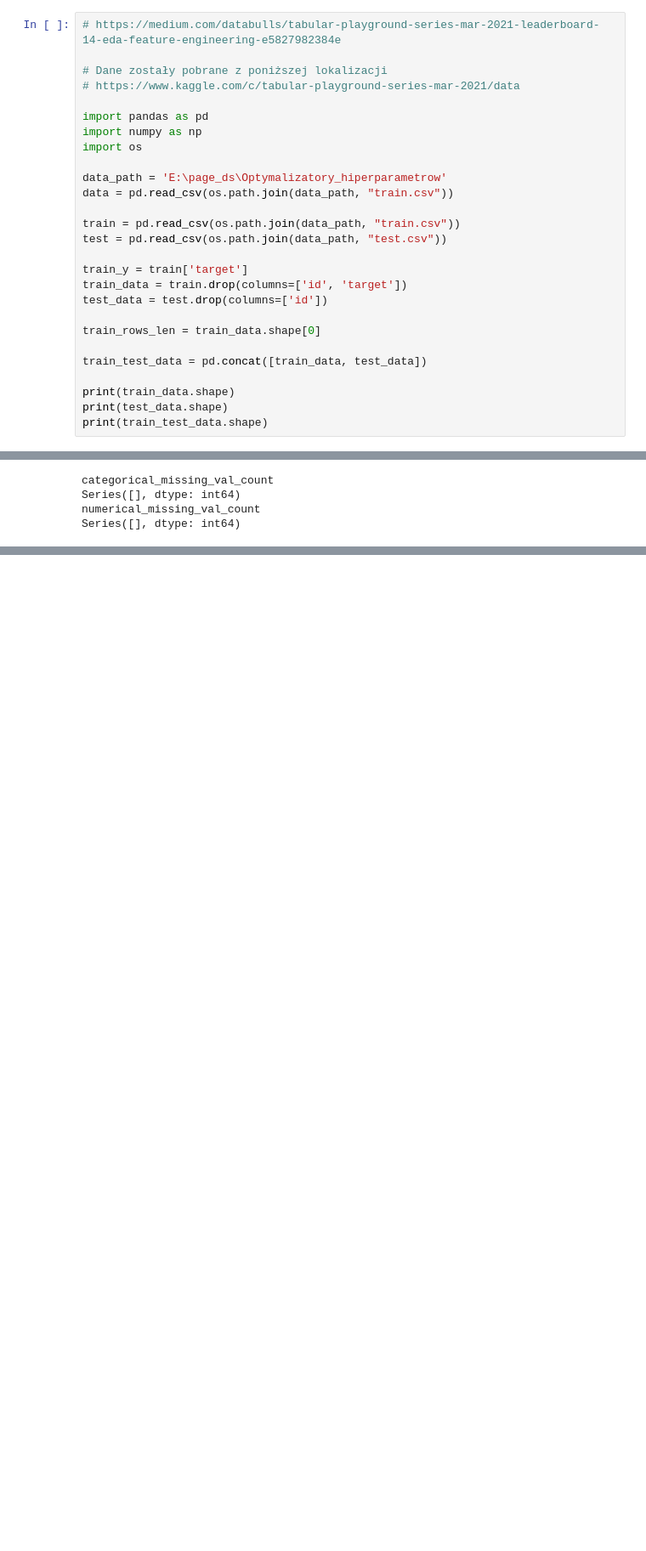
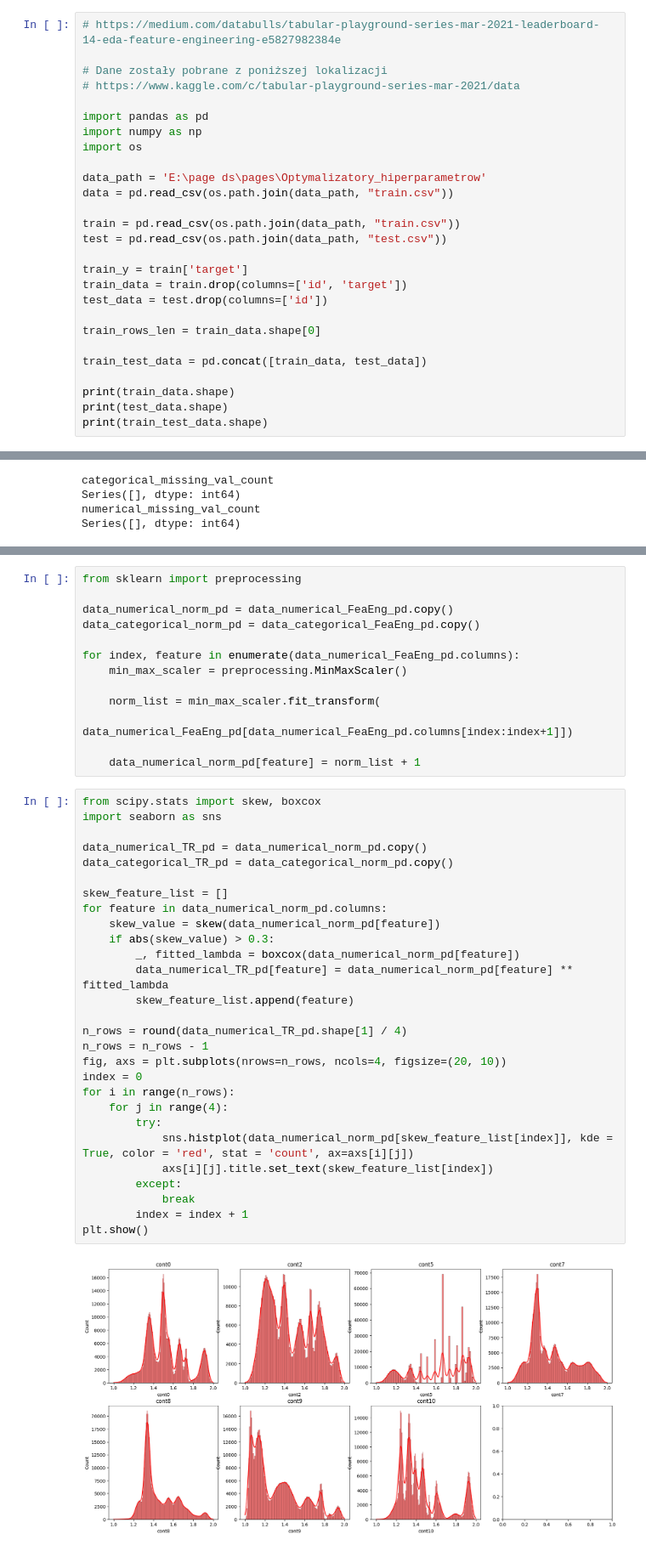
Before and after one commit to krisz17/XGBoost_step_by_step, a Jupyter notebook: 1_EDA.ipynb, the cells around one changed output, grey strips where cells are left out. Shown at 85% size. Cells and saved outputs as stored; diff of their text form; blank space fills up the shorter version.

```diff
--- a/1_EDA.ipynb
+++ b/1_EDA.ipynb
@@ -10,7 +10,7 @@ import pandas as pd
 import numpy as np
 import os
 
-data_path = 'E:\page_ds\Optymalizatory_hiperparametrow'
+data_path = 'E:\page ds\pages\Optymalizatory_hiperparametrow'
 data = pd.read_csv(os.path.join(data_path, "train.csv"))
 
 train = pd.read_csv(os.path.join(data_path, "train.csv"))
@@ -147,0 +302,43 @@ plt.show()
+# %%
+from sklearn import preprocessing
+
+data_numerical_norm_pd = data_numerical_FeaEng_pd.copy()
+data_categorical_norm_pd = data_categorical_FeaEng_pd.copy()
+
+for index, feature in enumerate(data_numerical_FeaEng_pd.columns):
+    min_max_scaler = preprocessing.MinMaxScaler()
+
+    norm_list = min_max_scaler.fit_transform(
+        data_numerical_FeaEng_pd[data_numerical_FeaEng_pd.columns[index:index+1]])
+
+    data_numerical_norm_pd[feature] = norm_list + 1
+# %%
+from scipy.stats import skew, boxcox
+import seaborn as sns
+
+data_numerical_TR_pd = data_numerical_norm_pd.copy()
+data_categorical_TR_pd = data_categorical_norm_pd.copy()
+
+skew_feature_list = []
+for feature in data_numerical_norm_pd.columns:
+    skew_value = skew(data_numerical_norm_pd[feature])
+    if abs(skew_value) > 0.3:
+        _, fitted_lambda = boxcox(data_numerical_norm_pd[feature])
+        data_numerical_TR_pd[feature] = data_numerical_norm_pd[feature] ** fitted_lambda
+        skew_feature_list.append(feature)
+
+n_rows = round(data_numerical_TR_pd.shape[1] / 4)
+n_rows = n_rows - 1
+fig, axs = plt.subplots(nrows=n_rows, ncols=4, figsize=(20, 10))
+index = 0
+for i in range(n_rows):
+    for j in range(4):
+        try:
+            sns.histplot(data_numerical_norm_pd[skew_feature_list[index]], kde = True, color = 'red', stat = 'count', ax=axs[i][j])
+            axs[i][j].title.set_text(skew_feature_list[index])
+        except:
+            break
+        index = index + 1
+plt.show()
+# %% [output]
+[figure, added]
```
Also changed, not shown: parts of 12 cells of this notebook, 1 other file.
